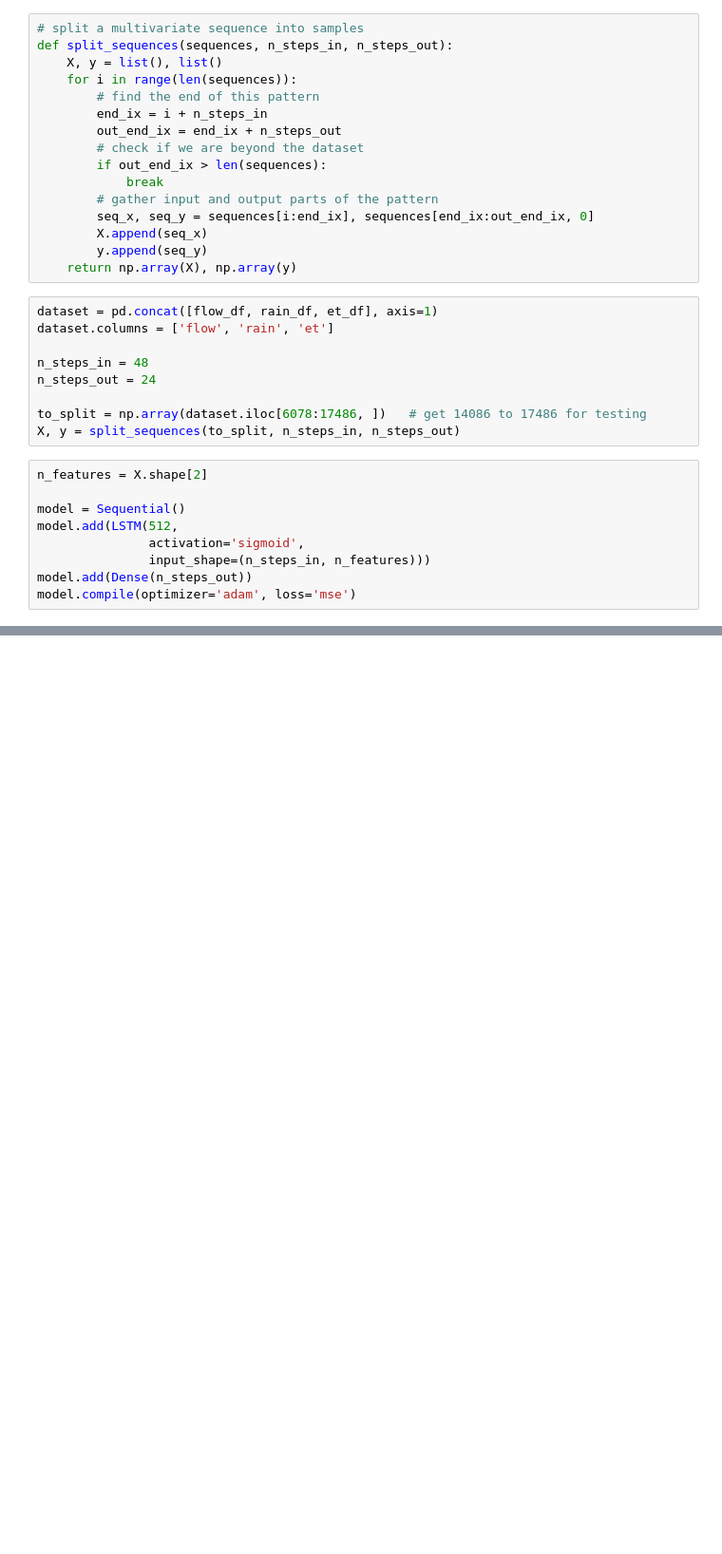
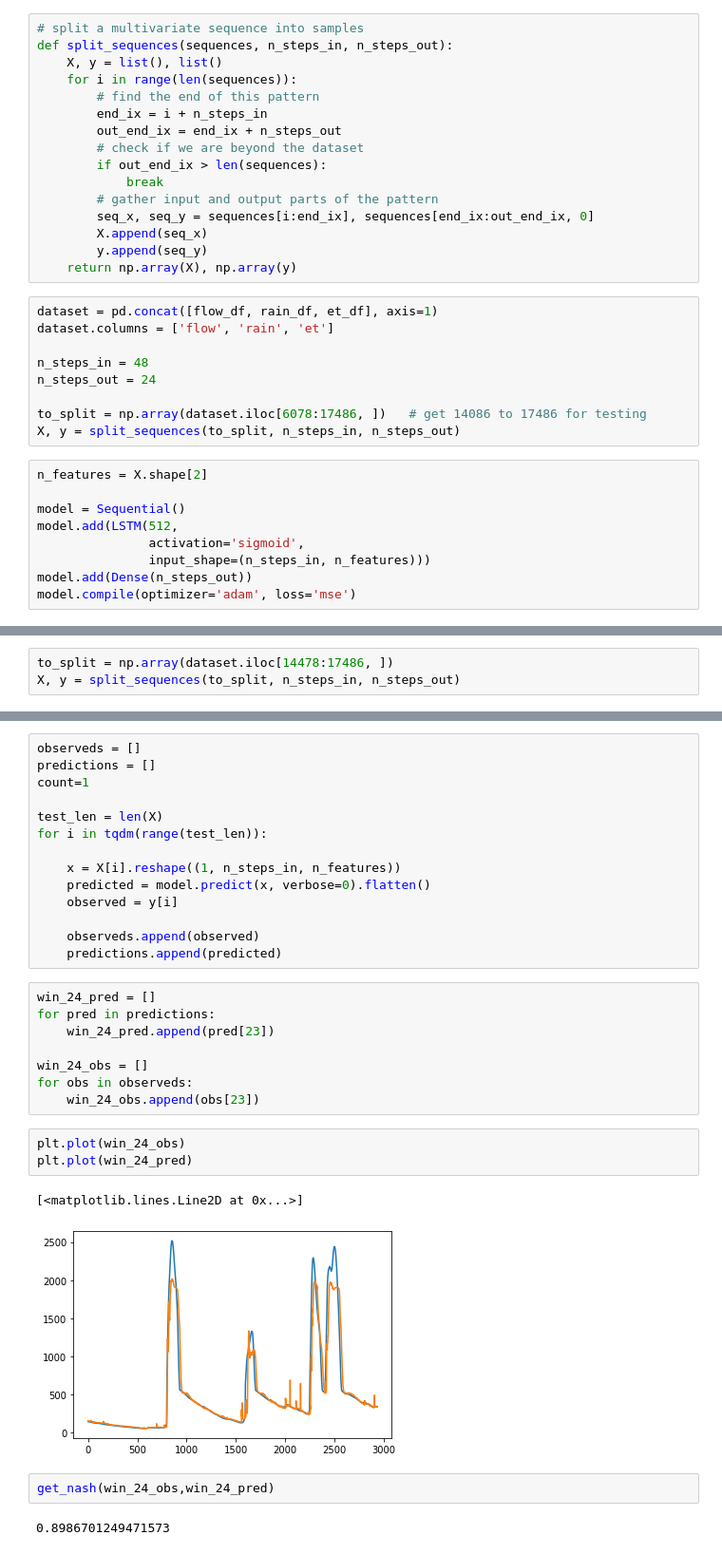
Before and after one commit to colombelli/hydro-ml, a Jupyter notebook: coding_experiments/POC.ipynb, the cells around one changed output, grey strips where cells are left out. Shown: that part at 95% size. Cells and saved outputs as stored; diff of their text form; blank space fills up the shorter version.

Commit message:
POC added nash of 0.89 for a 24h window

```diff
--- a/coding_experiments/POC.ipynb
+++ b/coding_experiments/POC.ipynb
@@ -90,0 +117,3 @@ Epoch 1/200
+# %%
+to_split = np.array(dataset.iloc[14478:17486, ])
+X, y = split_sequences(to_split, n_steps_in, n_steps_out)
@@ -90,0 +133,32 @@ Epoch 1/200
+# %%
+observeds = []
+predictions = []
+count=1
+
+test_len = len(X)
+for i in tqdm(range(test_len)):
+
+    x = X[i].reshape((1, n_steps_in, n_features))
+    predicted = model.predict(x, verbose=0).flatten()
+    observed = y[i]
+
+    observeds.append(observed)
+    predictions.append(predicted)
+# %%
+win_24_pred = []
+for pred in predictions:
+    win_24_pred.append(pred[23])
+
+win_24_obs = []
+for obs in observeds:
+    win_24_obs.append(obs[23])
+# %%
+plt.plot(win_24_obs)
+plt.plot(win_24_pred)
+# %% [output]
+[<matplotlib.lines.Line2D at 0x...>]
+[figure, added]
+# %%
+get_nash(win_24_obs,win_24_pred)
+# %% [output]
+0.8986701249471573
```
Also changed, not shown: parts of 6 cells of this notebook, 4 other files.
